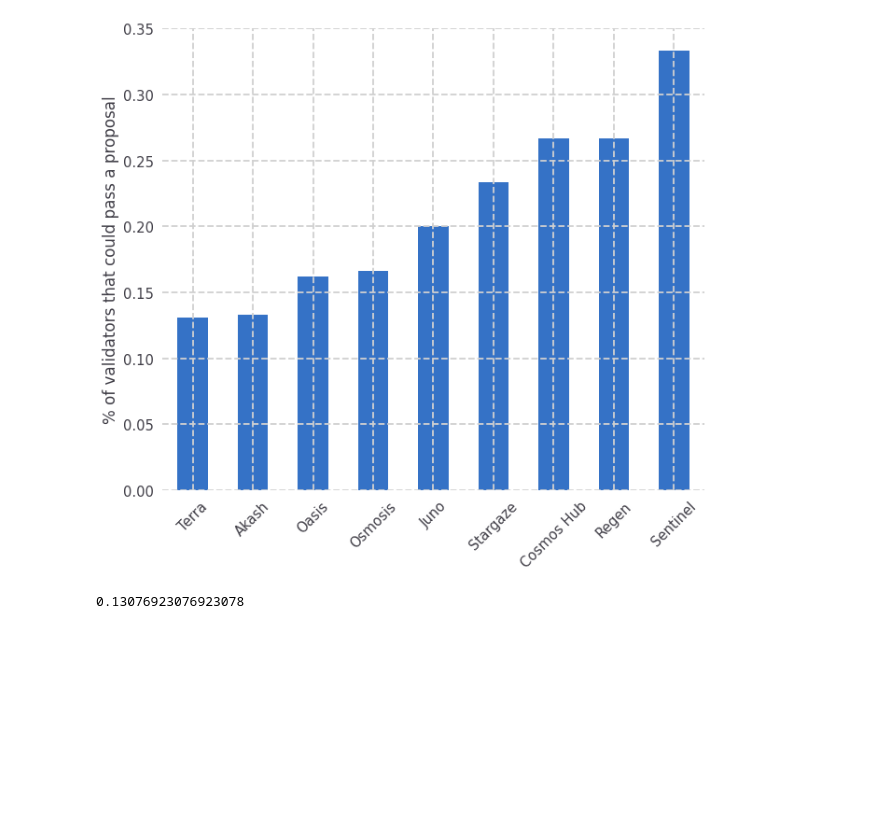
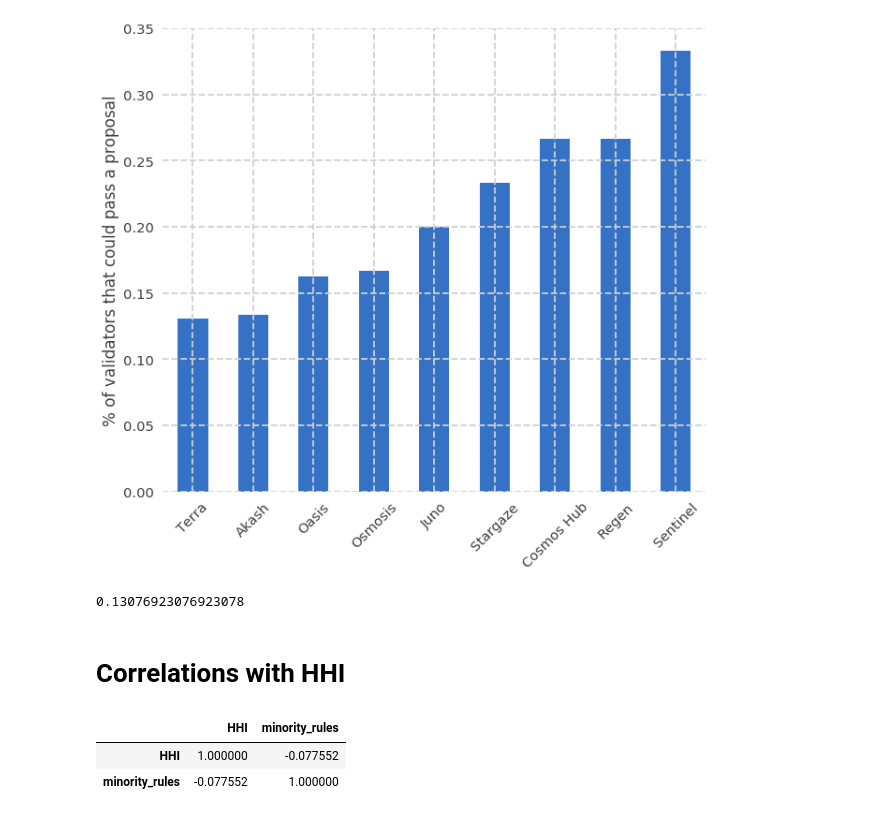
Before and after one commit to elsehow/minority-rule, a Jupyter notebook: compute-minority-rule.ipynb, the cells around one changed output. Saved outputs shown, nothing was run; the diff lists cells and outputs as text; code cells hidden in the pictures; blank space fills up the shorter version.

Commit message:
hhi correlation

```diff
--- a/compute-minority-rule.ipynb
+++ b/compute-minority-rule.ipynb
@@ -61,7 +59,7 @@ minority_smartstake(f'https://oprod.smartstakeapi.com/listData?type=oasisPools&s
 # %% [output]
 0.16216216216216217
 # %%
-hhis = {
+minority_rules = {
     'Stargaze': minority_rule(stargaze_rpc),
     'Juno': minority_rule('https://rpc-juno.itastakers.com'),
     'Cosmos Hub': minority_rule('https://cosmoshub.validator.network:443'),
@@ -85,2 +83,48 @@ hhis['Terra']
 # %% [output]
 0.13076923076923078
+# %% [markdown]
+# Correlations with HHI
+# %%
+def hhi (marketshares: List[float]):
+    '''
+    "The HHI is calculated by squaring the market share of each firm competing in the market
+    and then summing the resulting numbers."
+
+    U.S. federal agencies "generally consider markets in which the HHI is between
+    1,500 and 2,500 points to be moderately concentrated, and consider markets
+    in which the HHI is in excess of 2,500 points to be highly concentrated."
+
+    From https://www.justice.gov/atr/herfindahl-hirschman-index
+    '''
+    squares = [(x*100)*(x*100) for x in marketshares]
+    return sum(squares)
+
+assert(hhi([.30, .30, .20, .20]) == 2600)
+# %%
+# oasis
+def hhi_smartstake (url):
+    validators = requests.get(url).json()['data']
+    values = [v['totalShares'] for v in validators]
+    return hhi(values_to_marketshares(values))
+
+network_hhi = compose(hhi, values_to_marketshares, voting_powers, validators)
+
+# hhi_smartstake('https://oprod.smartstakeapi.com/listData?type=oasisPools&selectedInd=True&key=2mwTEDr9zXJH323M&token=1640710779&app=OASIS')
+# %%
+hhis = {
+    'Stargaze': network_hhi(stargaze_rpc),
+    'Juno': network_hhi('http://45.79.74.220:26657'),
+    'Cosmos Hub': network_hhi('https://cosmoshub.validator.network:443'),
+    'Osmosis': network_hhi('https://rpc-osmosis.keplr.app'),
+    'Akash': network_hhi('https://rpc-akash.keplr.app'),
+    'Regen':  network_hhi('https://rpc-regen.keplr.app'),
+    'Sentinel': network_hhi('https://rpc-sentinel.keplr.app'),
+    'Oasis': hhi_smartstake(f'https://oprod.smartstakeapi.com/listData?type=oasisPools&selectedInd=True&key=2mwTEDr9zXJH323M&token={int(time())}&app=OASIS'),
+    'Terra': hhi_smartstake(f'https://ucyy8jicu2.execute-api.us-east-1.amazonaws.com/prod/listData?type=listPools&status=Bonded&key=2mwTEDr9zXJH323M&token={int(time())}&app=TERRA')
+}
+# %%
+pd.DataFrame({"HHI":hhis, "minority_rules": minority_rules}).corr()
+# %% [output]
+|  | HHI | minority_rules |
+| HHI | 1.000000 | -0.077552 |
+| minority_rules | -0.077552 | 1.000000 |
```
Also changed, not shown: parts of 5 cells of this notebook.
